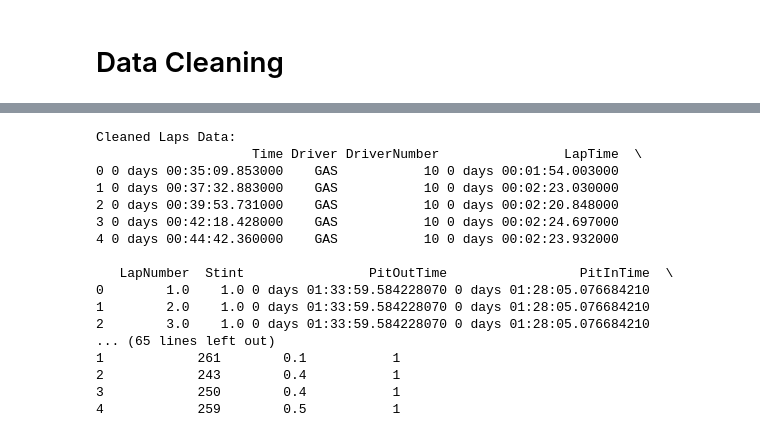
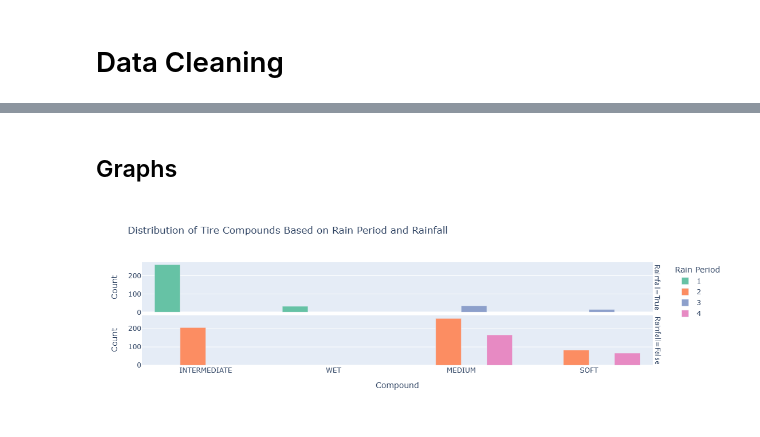
Before and after one commit to Laurennc33/f1_weather, a Jupyter notebook: code/phase_II.ipynb, the cells around one changed output, grey strips where cells are left out. Drawn from its saved outputs; the diff is of its cells as text; code cells hidden in the pictures.

Commit message:
edited cleaning data part

```diff
--- a/code/phase_II.ipynb
+++ b/code/phase_II.ipynb
@@ -147,5 +188,10 @@ laps.loc[:, 'TrackStatus'] = laps['TrackStatus'].map(track_status_mapping)
 # %%
-# convert times to match
-telemetry['SessionTime'] = pd.to_timedelta(telemetry['SessionTime'])
-if telemetry['Date'].dtype == 'object':
-    telemetry['Date'] = pd.to_datetime(telemetry['Date'])
+#Align Weather Data with Laps Data
+# Merge laps and weather data on time
+aligned_data = pd.merge_asof(
+    laps.sort_values('Time'),
+    weather.sort_values('Time'),
+    left_on='Time',  # Align based on lap start time
+    right_on='Time',         # Align based on weather time
+    # Use previous weather data for the lap
+)
@@ -201,25 +235,27 @@ weather[['AirTemp', 'TrackTemp', 'Pressure']] = weather[['AirTemp', 'TrackTemp',
-# %%
-print("Cleaned Laps Data:")
-print(laps.head())
-print("\nCleaned Telemetry Data:")
-print(telemetry.head())
-print("\nCleaned Weather Data:")
-print(weather.head())
-# %% [output]
-Cleaned Laps Data:
-                    Time Driver DriverNumber                LapTime  \
-0 0 days 00:35:09.853000    GAS           10 0 days 00:01:54.003000
-1 0 days 00:37:32.883000    GAS           10 0 days 00:02:23.030000
-2 0 days 00:39:53.731000    GAS           10 0 days 00:02:20.848000
-3 0 days 00:42:18.428000    GAS           10 0 days 00:02:24.697000
-4 0 days 00:44:42.360000    GAS           10 0 days 00:02:23.932000
-
-   LapNumber  Stint                PitOutTime                 PitInTime  \
-0        1.0    1.0 0 days 01:33:59.584228070 0 days 01:28:05.076684210
-1        2.0    1.0 0 days 01:33:59.584228070 0 days 01:28:05.076684210
-2        3.0    1.0 0 days 01:33:59.584228070 0 days 01:28:05.076684210
-... (65 lines left out)
-1            261        0.1           1
-2            243        0.4           1
-3            250        0.4           1
-4            259        0.5           1
+# %% [markdown]
+## Graphs
+# %%
+# Convert RainPeriod and Rainfall to string for labeling
+aligned_data['RainPeriod'] = aligned_data['RainPeriod'].astype(str)
+aligned_data['Rainfall'] = aligned_data['Rainfall'].astype(str)
+
+# Create a count of compounds based on rain periods and rainfall
+compound_rain_counts = aligned_data.groupby(['Compound', 'RainPeriod', 'Rainfall']).size().reset_index(name='Count')
+
+# Create the bar plot
+fig = px.bar(
+    compound_rain_counts,
+    x='Compound',
+    y='Count',
+    color='RainPeriod',
+    facet_row='Rainfall',
+    title='Distribution of Tire Compounds Based on Rain Period and Rainfall',
+    labels={'RainPeriod': 'Rain Period', 'Rainfall': 'Rainfall'},
+    barmode='group',
+    color_discrete_sequence=px.colors.qualitative.Set2
+)
+
+
+fig.show()
+# %% [output]
+[figure, added]
```
Also changed, not shown: parts of 17 cells of this notebook, 1 other file.
